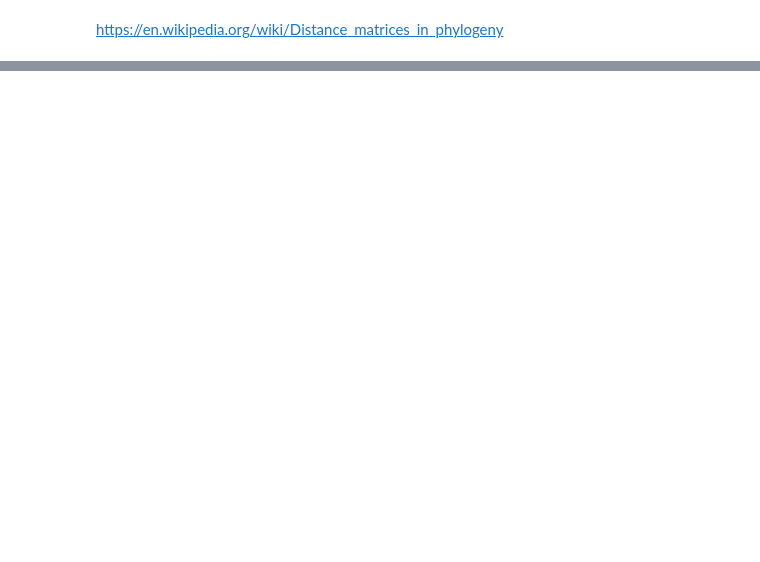
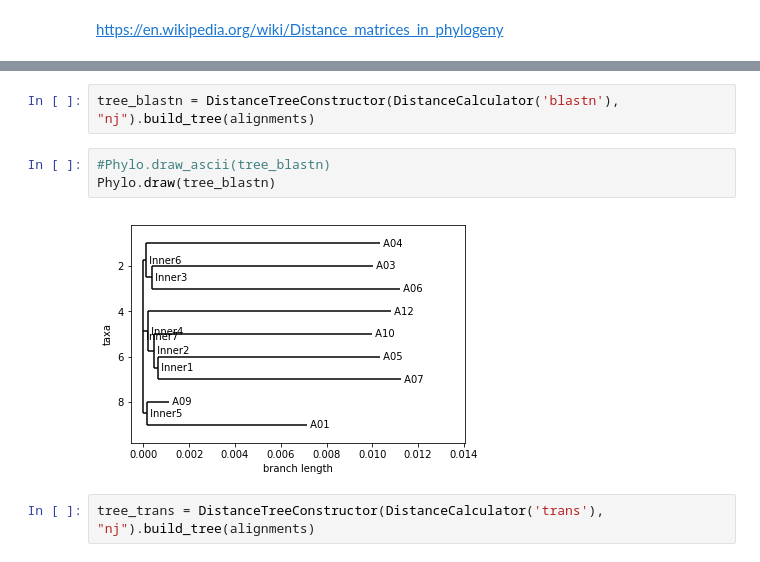
Before and after one commit to deepcelllineage/mitolin, a Jupyter notebook: nb/20190715-BioPython-tutorial.ipynb, the cells around one changed output, grey strips where cells are left out. Drawn from its saved outputs; the diff is of its cells as text; blank space fills up the shorter version.

```diff
--- a/nb/20190715-BioPython-tutorial.ipynb
+++ b/nb/20190715-BioPython-tutorial.ipynb
@@ -165,0 +152,9 @@ https://en.wikipedia.org/wiki/Distance_matrices_in_phylogeny
+# %%
+tree_blastn = DistanceTreeConstructor(DistanceCalculator('blastn'), "nj").build_tree(alignments)
+# %%
+#Phylo.draw_ascii(tree_blastn)
+Phylo.draw(tree_blastn)
+# %% [output]
+[figure, added]
+# %%
+tree_trans = DistanceTreeConstructor(DistanceCalculator('trans'), "nj").build_tree(alignments)
```
Also changed, not shown: parts of 6 cells of this notebook.
